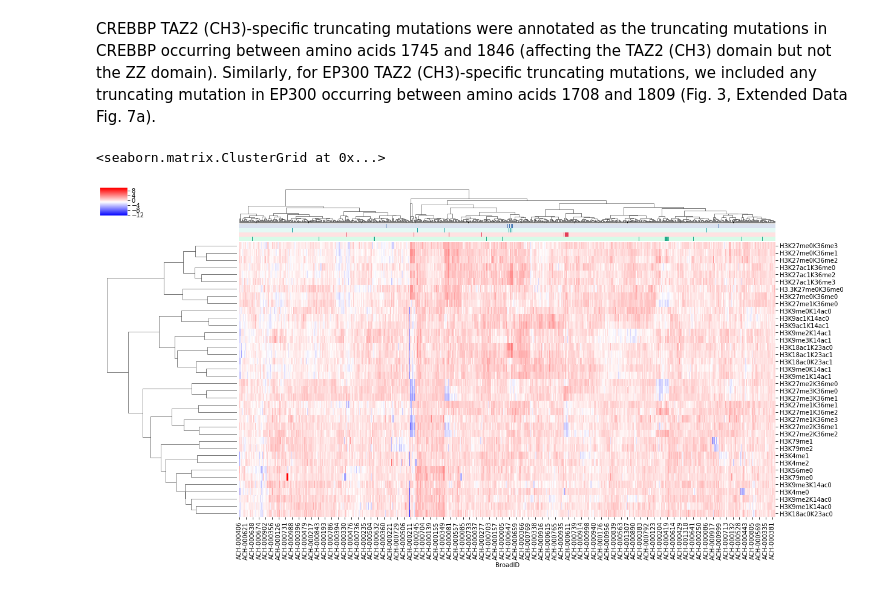
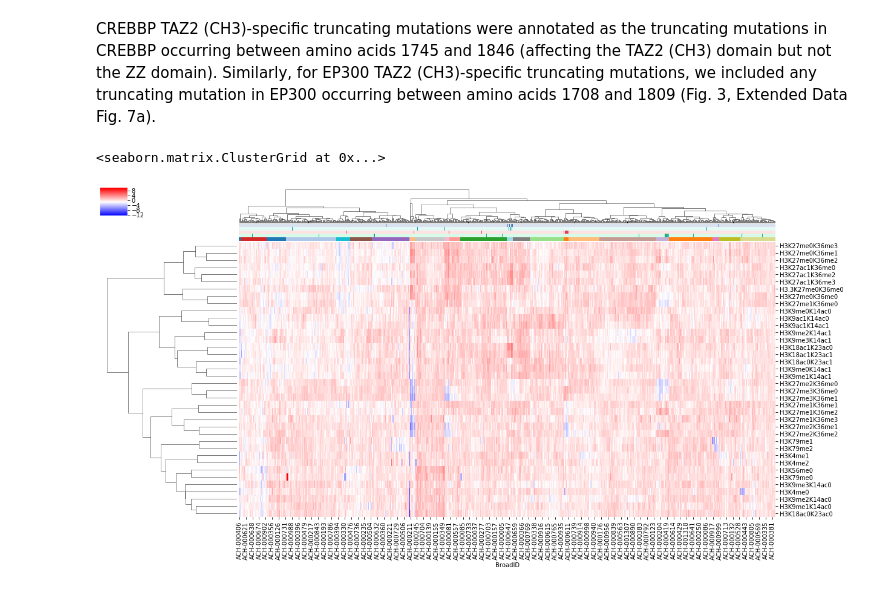
Before and after one commit to kevinhu/ccle-2019-analysis, a Jupyter notebook: notebooks/figure3_chromatin-profiling.ipynb, the cells around one changed output. Drawn from its saved outputs; the diff is of its cells as text; code cells hidden in the pictures.

Commit message:
Clustering

```diff
--- a/notebooks/figure3_chromatin-profiling.ipynb
+++ b/notebooks/figure3_chromatin-profiling.ipynb
@@ -80,14 +80,21 @@ chromatin_align = chromatin_profiling.fillna(chromatin_profiling.mean())
 
 chromatin_align = chromatin_align.apply(zscore)
 # chromatin_align = chromatin_align.clip(-5,3)
+# %%
+cell_line_linkage = hc.linkage(chromatin_align, method='ward')
+
+clusters = hc.fcluster(cell_line_linkage,24,"maxclust")
+clusters = pd.Series(clusters,index=chromatin_align.index)
+
+cluster_colors = get_colors(clusters,"tab20")
 # %%
 sns.clustermap(chromatin_align.T,
                method="ward",
                metric="euclidean",
                cmap="bwr",
-               col_colors=[ep300_colors,crebbp_colors,ezh2_colors,nsd2_colors],
+               col_colors=[ep300_colors,crebbp_colors,ezh2_colors,nsd2_colors,cluster_colors],
                figsize=(20,10)
               )
 # %% [output]
 <seaborn.matrix.ClusterGrid at 0x...>
-[figure, old version]
+[figure, new version]
```
